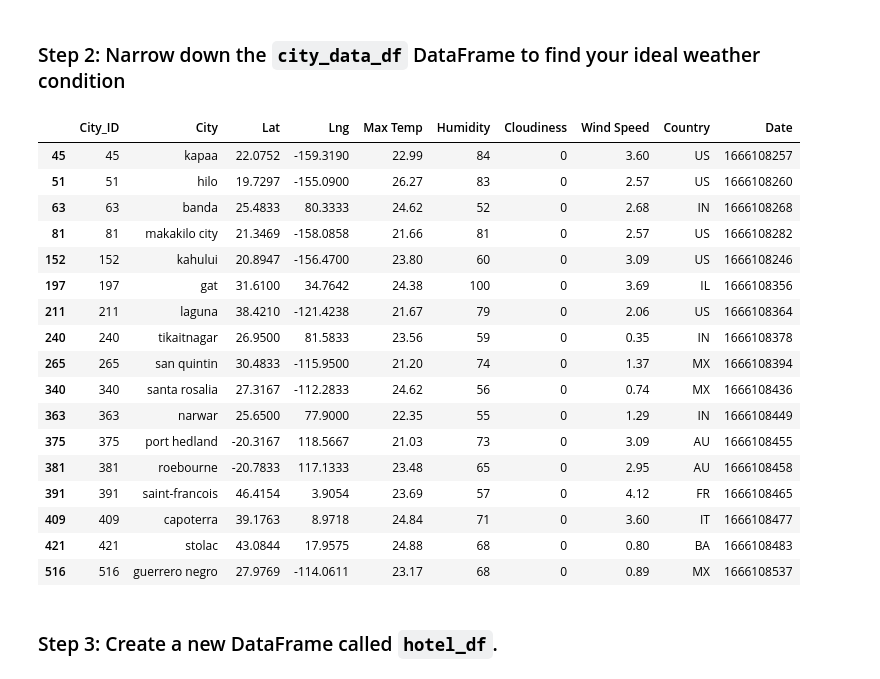
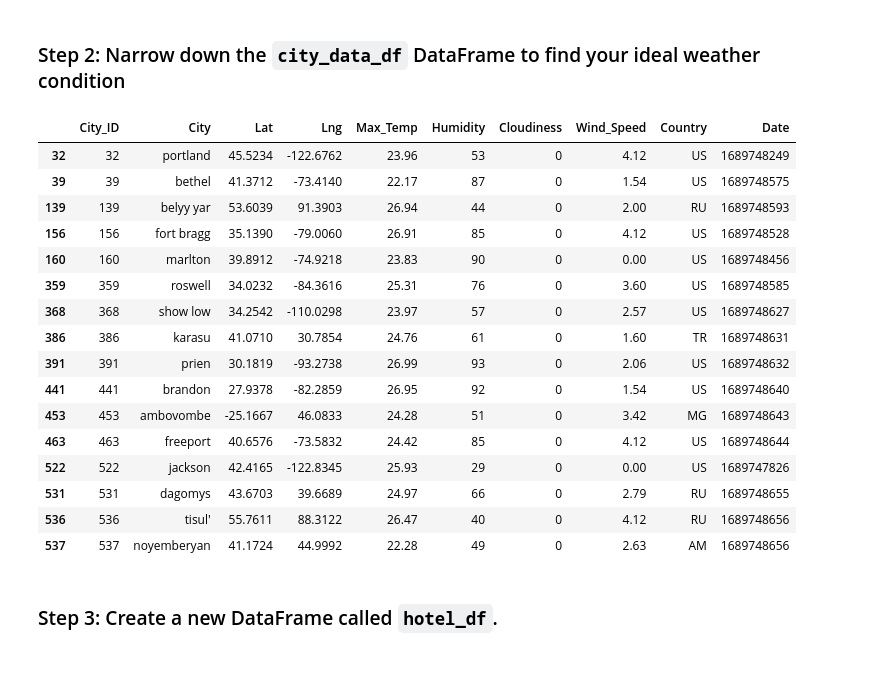
Before and after one commit to Lydia12138/python-api-challenge, a Jupyter notebook: VacationPy.ipynb, the cells around one changed output. Drawn from its saved outputs; the diff is of its cells as text; code cells hidden in the pictures.

```diff
--- a/VacationPy.ipynb
+++ b/VacationPy.ipynb
@@ -35,32 +51,34 @@ city_data_df.head()
 ### Step 2: Narrow down the `city_data_df` DataFrame to find your ideal weather condition
 # %%
 # Narrow down cities that fit criteria and drop any results with null values
-# YOUR CODE HERE
+weather_filtered_df = city_data_df.loc[(city_data_df["Max_Temp"] < 27)
+                                       & (city_data_df["Max_Temp"] > 21)
+                                       & (city_data_df["Cloudiness"] == 0)
+                                       & (city_data_df["Wind_Speed"] < 4.5)]
 
 # Drop any rows with null values
-# YOUR CODE HERE
+weather_filtered_df = weather_filtered_df.dropna()
 
 # Display sample data
-# YOUR CODE HERE
+weather_filtered_df
 # %% [output]
-|  | City_ID | City | Lat | Lng | Max Temp | Humidity | Cloudiness | Wind Speed | Country | Date |
-| 45 | 45 | kapaa | 22.0752 | -159.3190 | 22.99 | 84 | 0 | 3.60 | US | 1666108257 |
-| 51 | 51 | hilo | 19.7297 | -155.0900 | 26.27 | 83 | 0 | 2.57 | US | 1666108260 |
-| 63 | 63 | banda | 25.4833 | 80.3333 | 24.62 | 52 | 0 | 2.68 | IN | 1666108268 |
-| 81 | 81 | makakilo city | 21.3469 | -158.0858 | 21.66 | 81 | 0 | 2.57 | US | 1666108282 |
-| 152 | 152 | kahului | 20.8947 | -156.4700 | 23.80 | 60 | 0 | 3.09 | US | 1666108246 |
-| 197 | 197 | gat | 31.6100 | 34.7642 | 24.38 | 100 | 0 | 3.69 | IL | 1666108356 |
-| 211 | 211 | laguna | 38.4210 | -121.4238 | 21.67 | 79 | 0 | 2.06 | US | 1666108364 |
-| 240 | 240 | tikaitnagar | 26.9500 | 81.5833 | 23.56 | 59 | 0 | 0.35 | IN | 1666108378 |
-| 265 | 265 | san quintin | 30.4833 | -115.9500 | 21.20 | 74 | 0 | 1.37 | MX | 1666108394 |
-| 340 | 340 | santa rosalia | 27.3167 | -112.2833 | 24.62 | 56 | 0 | 0.74 | MX | 1666108436 |
-| 363 | 363 | narwar | 25.6500 | 77.9000 | 22.35 | 55 | 0 | 1.29 | IN | 1666108449 |
-| 375 | 375 | port hedland | -20.3167 | 118.5667 | 21.03 | 73 | 0 | 3.09 | AU | 1666108455 |
-| 381 | 381 | roebourne | -20.7833 | 117.1333 | 23.48 | 65 | 0 | 2.95 | AU | 1666108458 |
-| 391 | 391 | saint-francois | 46.4154 | 3.9054 | 23.69 | 57 | 0 | 4.12 | FR | 1666108465 |
-| 409 | 409 | capoterra | 39.1763 | 8.9718 | 24.84 | 71 | 0 | 3.60 | IT | 1666108477 |
-| 421 | 421 | stolac | 43.0844 | 17.9575 | 24.88 | 68 | 0 | 0.80 | BA | 1666108483 |
-| 516 | 516 | guerrero negro | 27.9769 | -114.0611 | 23.17 | 68 | 0 | 0.89 | MX | 1666108537 |
+|  | City_ID | City | Lat | Lng | Max_Temp | Humidity | Cloudiness | Wind_Speed | Country | Date |
+| 32 | 32 | portland | 45.5234 | -122.6762 | 23.96 | 53 | 0 | 4.12 | US | 1689748249 |
+| 39 | 39 | bethel | 41.3712 | -73.4140 | 22.17 | 87 | 0 | 1.54 | US | 1689748575 |
+| 139 | 139 | belyy yar | 53.6039 | 91.3903 | 26.94 | 44 | 0 | 2.00 | RU | 1689748593 |
+| 156 | 156 | fort bragg | 35.1390 | -79.0060 | 26.91 | 85 | 0 | 4.12 | US | 1689748528 |
+| 160 | 160 | marlton | 39.8912 | -74.9218 | 23.83 | 90 | 0 | 0.00 | US | 1689748456 |
+| 359 | 359 | roswell | 34.0232 | -84.3616 | 25.31 | 76 | 0 | 3.60 | US | 1689748585 |
+| 368 | 368 | show low | 34.2542 | -110.0298 | 23.97 | 57 | 0 | 2.57 | US | 1689748627 |
+| 386 | 386 | karasu | 41.0710 | 30.7854 | 24.76 | 61 | 0 | 1.60 | TR | 1689748631 |
+| 391 | 391 | prien | 30.1819 | -93.2738 | 26.99 | 93 | 0 | 2.06 | US | 1689748632 |
+| 441 | 441 | brandon | 27.9378 | -82.2859 | 26.95 | 92 | 0 | 1.54 | US | 1689748640 |
+| 453 | 453 | ambovombe | -25.1667 | 46.0833 | 24.28 | 51 | 0 | 3.42 | MG | 1689748643 |
+| 463 | 463 | freeport | 40.6576 | -73.5832 | 24.42 | 85 | 0 | 4.12 | US | 1689748644 |
+| 522 | 522 | jackson | 42.4165 | -122.8345 | 25.93 | 29 | 0 | 0.00 | US | 1689747826 |
+| 531 | 531 | dagomys | 43.6703 | 39.6689 | 24.97 | 66 | 0 | 2.79 | RU | 1689748655 |
+| 536 | 536 | tisul' | 55.7611 | 88.3122 | 26.47 | 40 | 0 | 4.12 | RU | 1689748656 |
+| 537 | 537 | noyemberyan | 41.1724 | 44.9992 | 22.28 | 49 | 0 | 2.63 | AM | 1689748656 |
 # %% [markdown]
 ### Step 3: Create a new DataFrame called `hotel_df`.
 # %%
```
Also changed, not shown: parts of 7 cells of this notebook.
